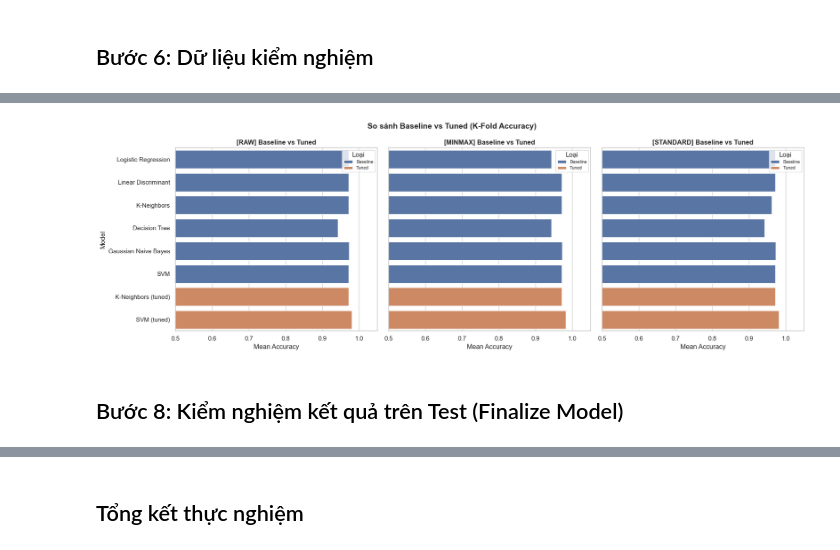
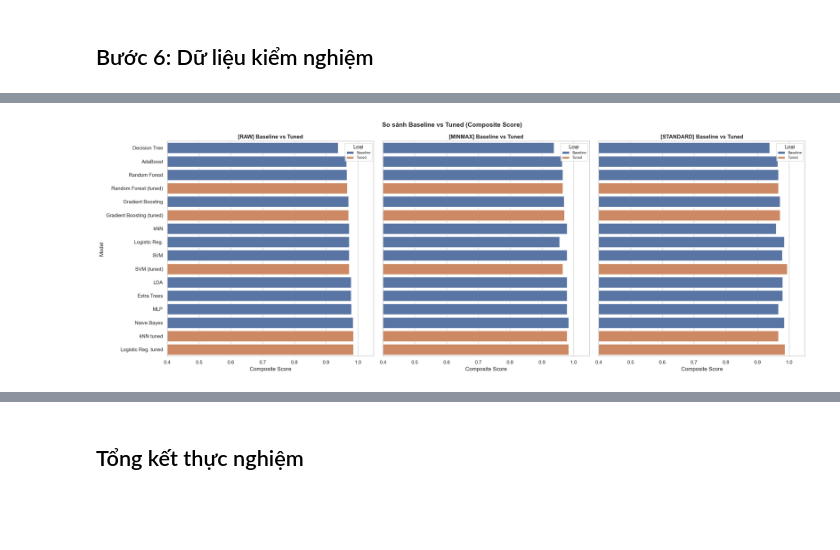
Before and after one commit to Longcodepro/final-project-CSTTNT-, a Jupyter notebook: irisClassification/prj/02_train.ipynb, the cells around one changed output, grey strips where cells are left out. Cells and saved outputs as stored; diff of their text form; code cells hidden in the pictures; blank space fills up the shorter version.

```diff
--- a/irisClassification/prj/02_train.ipynb
+++ b/irisClassification/prj/02_train.ipynb
@@ -241,24 +296,24 @@ print('\n✅ Tinh chỉnh xong!')
 # %%
-# So sánh Baseline vs Tuned
+# Gộp tất cả kết quả và sắp xếp theo Composite
 df_kfold_all = pd.concat([df_baseline, df_tuned], ignore_index=True)
+df_kfold_all = df_kfold_all.sort_values('Composite', ascending=False).reset_index(drop=True)
 
-fig, axes = plt.subplots(1, 3, figsize=(18, 6), sharey=True)
+fig, axes = plt.subplots(1, 3, figsize=(22, 8), sharey=True)
 palette = {'Baseline': '#4C72B0', 'Tuned': '#DD8452'}
 
-for idx, scaler_name in enumerate(['raw', 'minmax', 'standard']):
+for idx_ax, scaler_name in enumerate(['raw', 'minmax', 'standard']):
     subset = df_kfold_all[df_kfold_all['Scaler'] == scaler_name].copy()
-    sns.barplot(data=subset, x='Mean Acc', y='Model', hue='Loại',
-                palette=palette, ax=axes[idx], orient='h')
-    axes[idx].set_title(f'[{scaler_name.upper()}] Baseline vs Tuned', fontweight='bold')
-    axes[idx].set_xlabel('Mean Accuracy')
-    axes[idx].set_xlim(0.5, 1.05)
-    axes[idx].legend(title='Loại', fontsize=8)
+    subset = subset.sort_values('Composite')
+    sns.barplot(data=subset, x='Composite', y='Model', hue='Loại',
+                palette=palette, ax=axes[idx_ax], orient='h')
+    axes[idx_ax].set_title(f'[{scaler_name.upper()}] Baseline vs Tuned', fontweight='bold')
+    axes[idx_ax].set_xlabel('Composite Score')
+    axes[idx_ax].set_xlim(0.4, 1.05)
+    axes[idx_ax].legend(title='Loại', fontsize=8)
 
-plt.suptitle('So sánh Baseline vs Tuned (K-Fold Accuracy)', fontsize=14, fontweight='bold')
+plt.suptitle('So sánh Baseline vs Tuned (Composite Score)', fontsize=14, fontweight='bold')
 plt.tight_layout()
 plt.savefig(os.path.join(EXP_DIR, 'plot_baseline_vs_tuned.png'), bbox_inches='tight')
 plt.show()
 # %% [output]
-[figure, old version]
+[figure, new version]
-# %% [markdown]
-## Bước 8: Kiểm nghiệm kết quả trên Test (Finalize Model)
```
Also changed, not shown: parts of 28 cells of this notebook, 8 other files.
